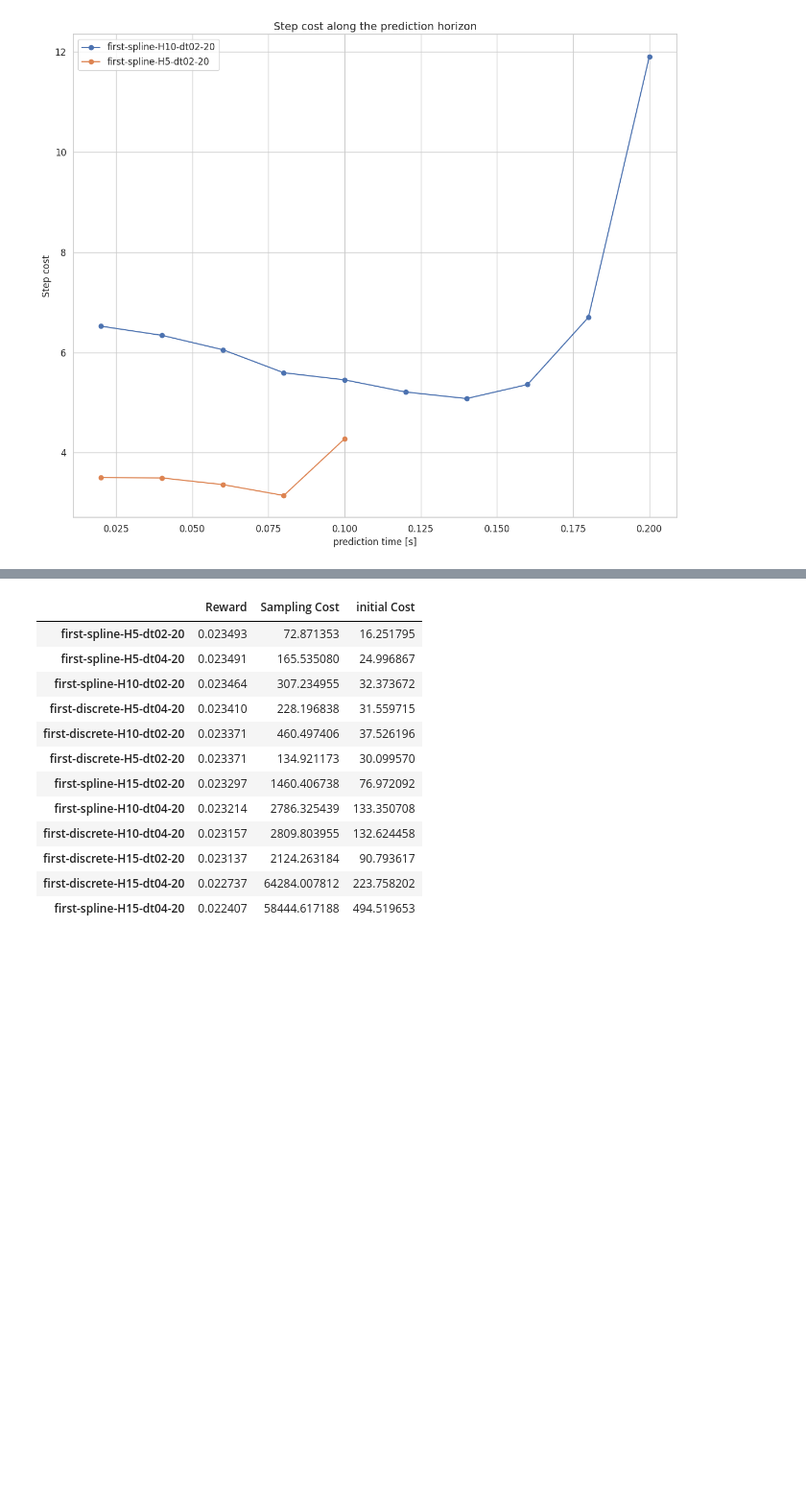
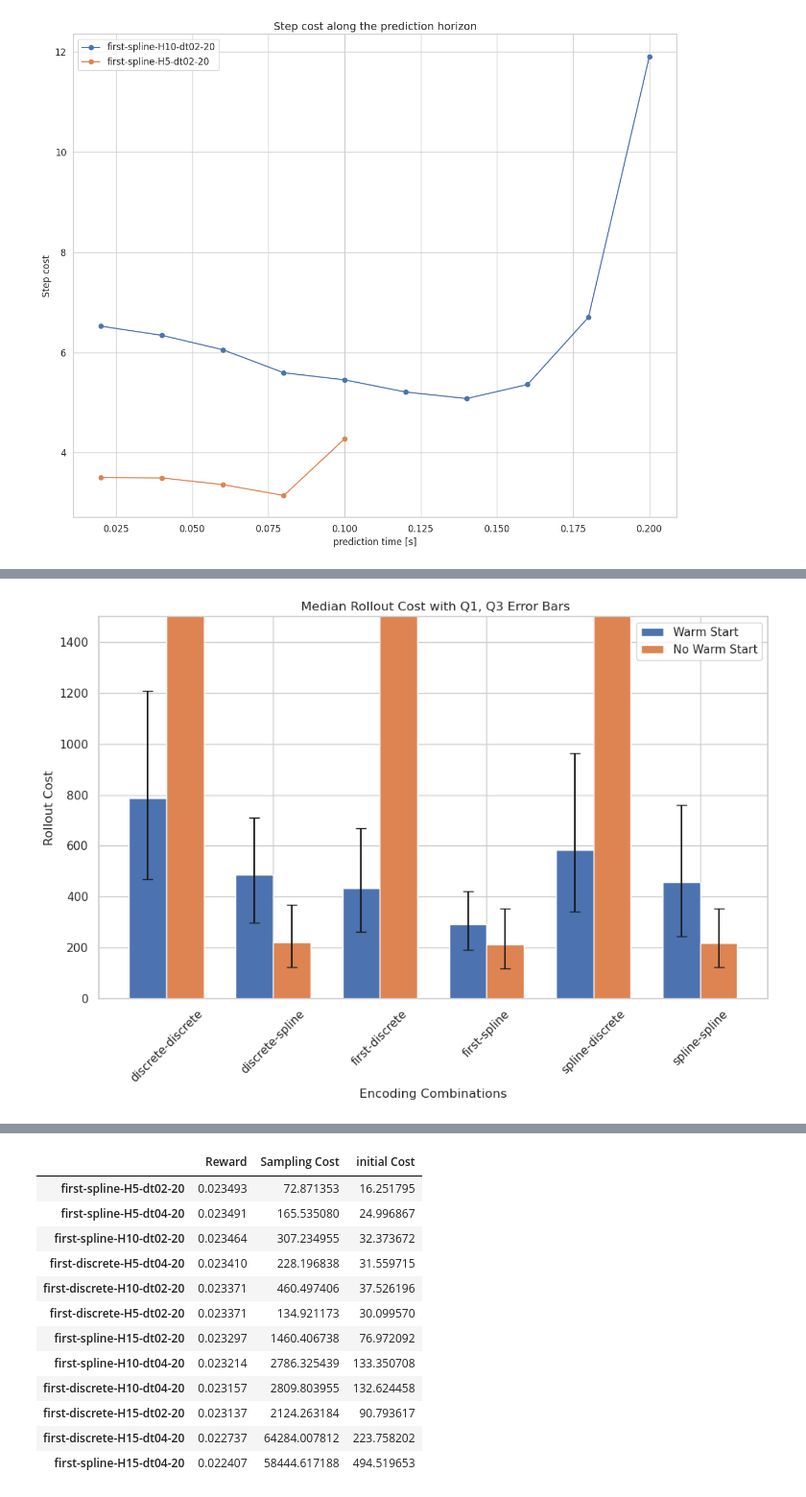
Before and after one commit to Batou1406/dls_orbit_bat_private, a Jupyter notebook: source/extensions/omni.isaac.lab_tasks/omni/isaac/lab_tasks/manager_based/locomotion/model_based/thesis_image.ipynb, the cells around one changed output, grey strips where cells are left out. Shown at 96% size. Saved outputs shown, nothing was run; the diff lists cells and outputs as text; code cells hidden in the pictures; blank space fills up the shorter version.

```diff
--- a/source/extensions/omni.isaac.lab_tasks/omni/isaac/lab_tasks/manager_based/locomotion/model_based/thesis_image.ipynb
+++ b/source/extensions/omni.isaac.lab_tasks/omni/isaac/lab_tasks/manager_based/locomotion/model_based/thesis_image.ipynb
@@ -2321 +2570,47 @@ plt.show()
+# %%
+import matplotlib.pyplot as plt
+import numpy as np
+
+encoding_combinations = df.index.droplevel('warm_start').unique()
+warm_starts = ['-', 'no_warm_start']
+
+# Plotting
+fig, ax = plt.subplots(figsize=(10, 7))
+bar_width = 0.35
+index = np.arange(len(encoding_combinations))
+
+medians, medians_nws = [], []
+errors, errors_nws = [], []
+for i in index :
+    med     = df.loc['-',             encoding_combinations[i][0], encoding_combinations[i][1]]['Sampling_Cost']
+    med_nws = df.loc['no_warm_start', encoding_combinations[i][0], encoding_combinations[i][1]]['Sampling_Cost']
+    q1      = df.loc['-',             encoding_combinations[i][0], encoding_combinations[i][1]]['Sampling_Cost_q1']
+    q1_nws  = df.loc['no_warm_start', encoding_combinations[i][0], encoding_combinations[i][1]]['Sampling_Cost_q1']
+    q3      = df.loc['-',             encoding_combinations[i][0], encoding_combinations[i][1]]['Sampling_Cost_q3']
+    q3_nws  = df.loc['no_warm_start', encoding_combinations[i][0], encoding_combinations[i][1]]['Sampling_Cost_q3']
+
+    medians.append(med)
+    medians_nws.append(med_nws)
+    errors.append([med - q1, q3 - med])
+    errors_nws.append((med_nws - q1_nws, q3_nws - med_nws))
+
+ax.bar(index          ,medians    , bar_width, yerr=np.array(errors).transpose()    ,label='Warm Start', capsize=5)
+ax.bar(index+bar_width,medians_nws, bar_width, yerr=np.array(errors_nws).transpose(),label='No Warm Start', capsize=5)
+
+
+# Labels and title
+ax.set_xlabel('Encoding Combinations')
+ax.set_ylabel('Rollout Cost')
+ax.set_title(' Median Rollout Cost with Q1, Q3 Error Bars')
+ax.set_xticks(index + bar_width / 2)
+ax.set_xticklabels([f'{p}-{f}' for p, f in encoding_combinations], rotation=45)
+ax.legend(loc='upper right')
+ax.set_ylim(0,1500)
+
+# Layout and save as PDF
+fig.tight_layout()
+# plt.savefig('bar_plot_with_median_q1_q3.pdf')
+plt.show()
+# %% [output]
+[figure, added]
 # %% [markdown]
```
Also changed, not shown: parts of 7 cells of this notebook, 1 other file.
